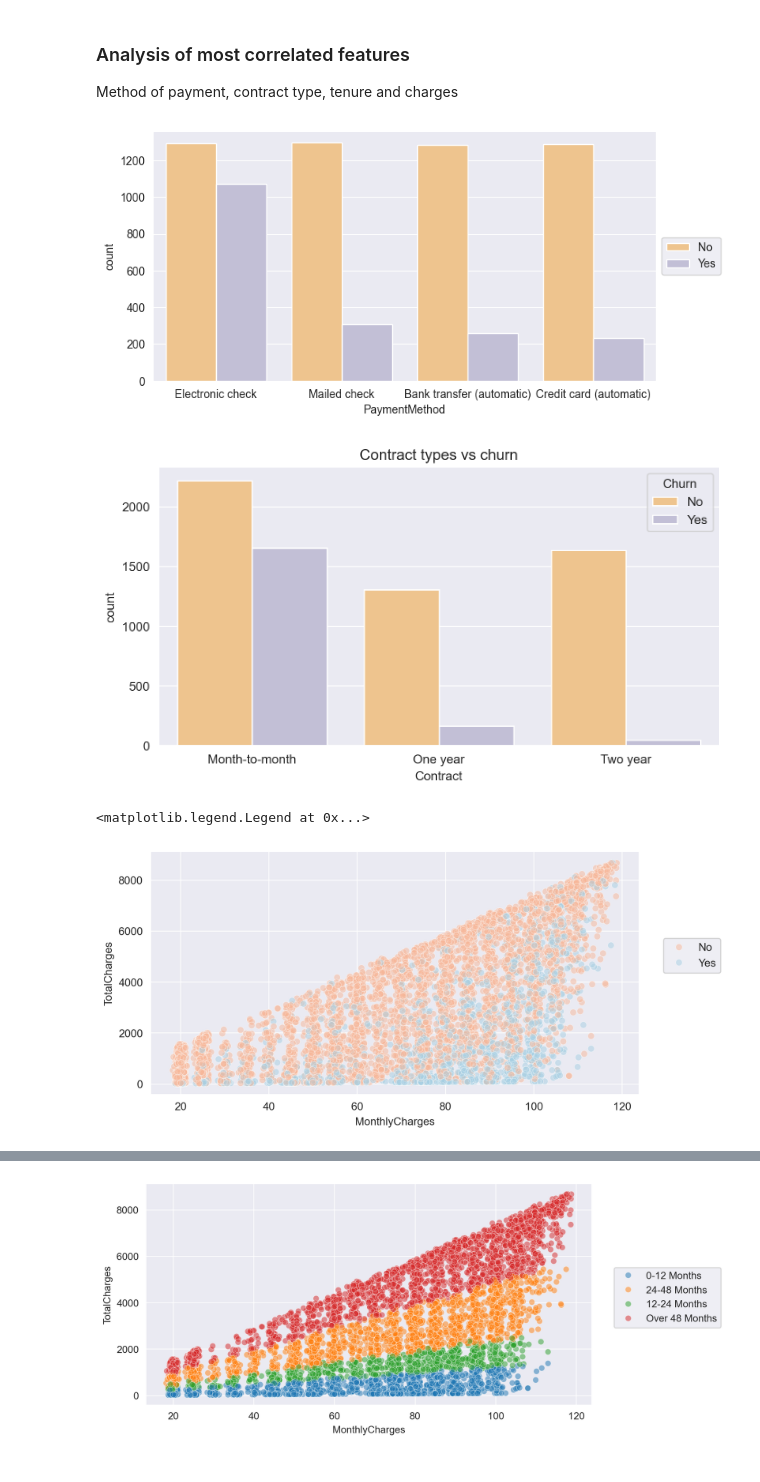
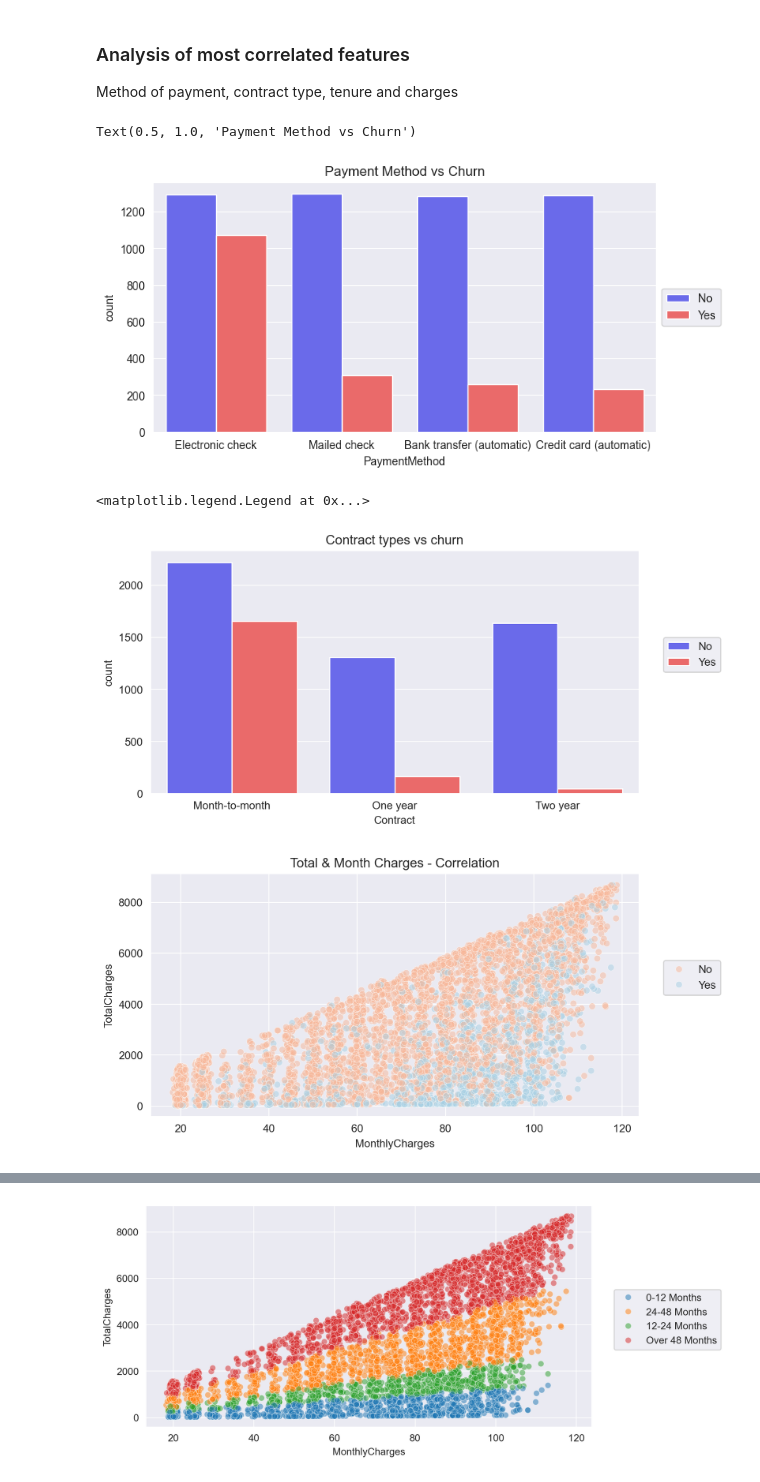
Before and after one commit to natix-x/Telco-Customer-Churn-Prediction, a Jupyter notebook: data_analysis.ipynb, the cells around one changed output, grey strips where cells are left out. Cells and saved outputs as stored; diff of their text form; code cells hidden in the pictures.

```diff
--- a/data_analysis.ipynb
+++ b/data_analysis.ipynb
@@ -111,22 +111,26 @@ plt.title("Correlation to customer churn");
 Method of payment, contract type, tenure and charges
 # %%
 plt.figure(figsize = (8,4))
-sns.countplot(data=df, x="PaymentMethod", hue="Churn", palette='PuOr')
-plt.legend(loc='center left', bbox_to_anchor=(1, 0.5));
+sns.countplot(data=df, x="PaymentMethod", hue="Churn", palette='seismic')
+plt.legend(loc='center left', bbox_to_anchor=(1, 0.5))
+plt.title("Payment Method vs Churn")
 # %% [output]
+Text(0.5, 1.0, 'Payment Method vs Churn')
-[figure, old version]
+[figure, new version]
 # %%
 plt.figure(figsize=(8,4), dpi=200)
-sns.countplot(data=df, x="Contract", hue="Churn", palette='PuOr')
-plt.title("Contract types vs churn");
+sns.countplot(data=df, x="Contract", hue="Churn", palette='seismic')
+plt.title("Contract types vs churn")
+plt.legend(loc=(1.05, .5))
 # %% [output]
+<matplotlib.legend.Legend at 0x...>
-[figure, old version]
+[figure, new version]
 # %%
 plt.figure(figsize=(8,4), dpi=200)
 sns.scatterplot(data=df, x="MonthlyCharges", y="TotalCharges", alpha=0.5, hue="Churn", palette='RdBu')
 plt.legend(loc=(1.05, .5))
+plt.title("Total & Month Charges - Correlation");
 # %% [output]
-<matplotlib.legend.Legend at 0x...>
-[figure, old version]
+[figure, new version]
 # %%
 fig, axes = plt.subplots(2, 2, figsize=(14,8))
```
Also changed, not shown: parts of 10 cells of this notebook.
